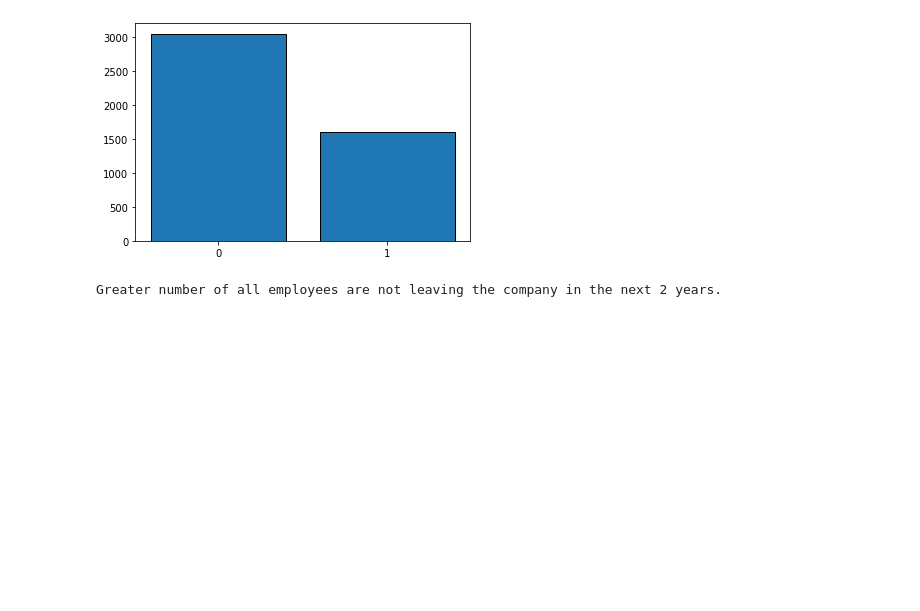
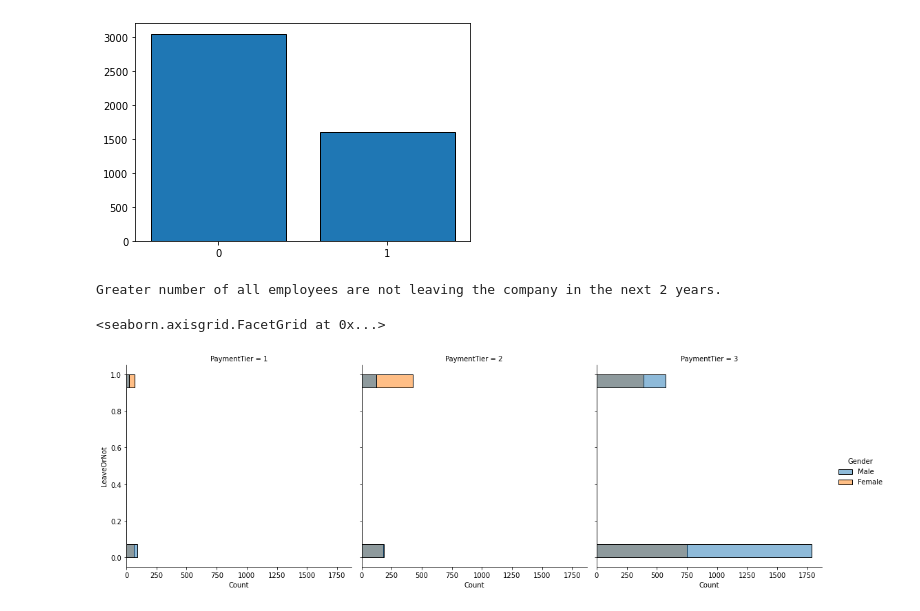
Before and after one commit to gawronskijakub/employee-future-prediction, a Jupyter notebook: employees.ipynb, the cells around one changed output. Saved outputs shown, nothing was run; the diff lists cells and outputs as text; code cells hidden in the pictures; blank space fills up the shorter version.

```diff
--- a/employees.ipynb
+++ b/employees.ipynb
@@ -453,3 +423,8 @@ print(f'Greater number of all employees are {"not" if leaveOrNot == 0 else ""} l
 # %% [output]
 [figure]
 Greater number of all employees are not leaving the company in the next 2 years.
+# %%
+sns.displot(data=employees, y='LeaveOrNot', hue='Gender', col='PaymentTier')
+# %% [output]
+<seaborn.axisgrid.FacetGrid at 0x...>
+[figure, added]
```
Also changed, not shown: parts of 6 cells of this notebook.
